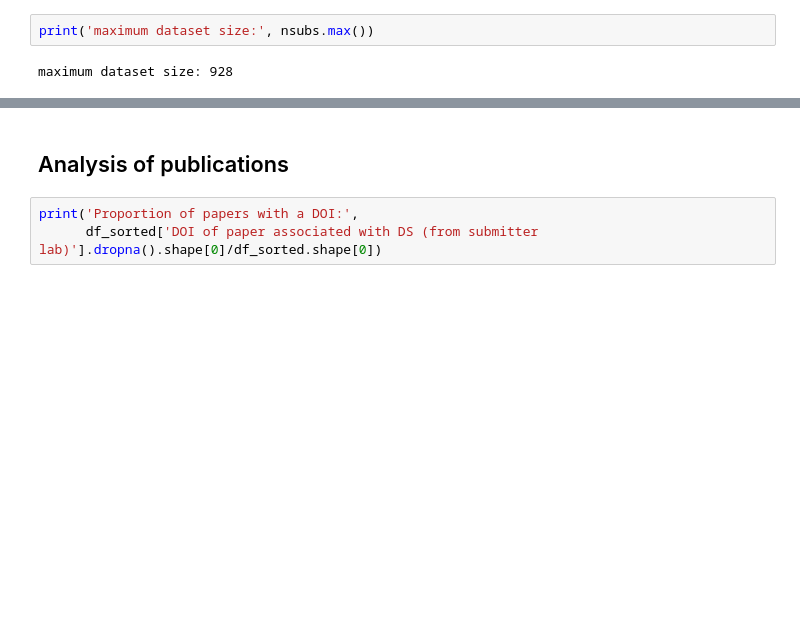
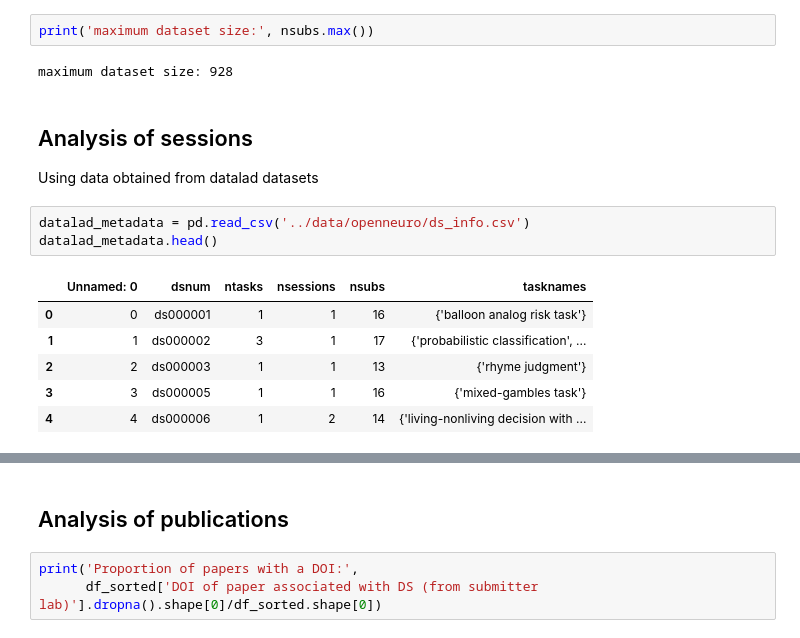
Before and after one commit to poldrack/OpenNeuro_analyses, a Jupyter notebook: metadata_analyses/publications.ipynb, the cells around one changed output, grey strips where cells are left out. Saved outputs shown, nothing was run; the diff lists cells and outputs as text; blank space fills up the shorter version.

```diff
--- a/metadata_analyses/publications.ipynb
+++ b/metadata_analyses/publications.ipynb
@@ -207,3 +225,17 @@ print('# of datasets with more than 100 subjects', (nsubs > 100).sum())
 print('maximum dataset size:', nsubs.max())
 # %% [output]
 maximum dataset size: 928
+# %% [markdown]
+## Analysis of sessions
+
+Using data obtained from datalad datasets
+# %%
+datalad_metadata = pd.read_csv('../data/openneuro/ds_info.csv')
+datalad_metadata.head()
+# %% [output]
+|  | Unnamed: 0 | dsnum | ntasks | nsessions | nsubs | tasknames |
+| 0 | 0 | ds000001 | 1 | 1 | 16 | {'balloon analog risk task'} |
+| 1 | 1 | ds000002 | 3 | 1 | 17 | {'probabilistic classification', ... |
+| 2 | 2 | ds000003 | 1 | 1 | 13 | {'rhyme judgment'} |
+| 3 | 3 | ds000005 | 1 | 1 | 16 | {'mixed-gambles task'} |
+| 4 | 4 | ds000006 | 1 | 2 | 14 | {'living-nonliving decision with ... |
```
Also changed, not shown: parts of 23 cells of this notebook.
